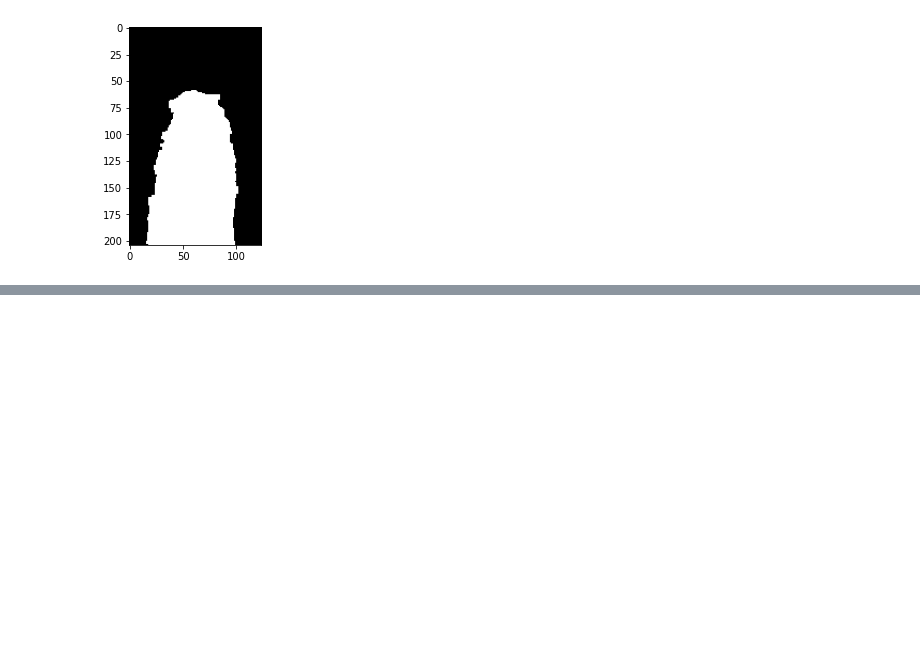
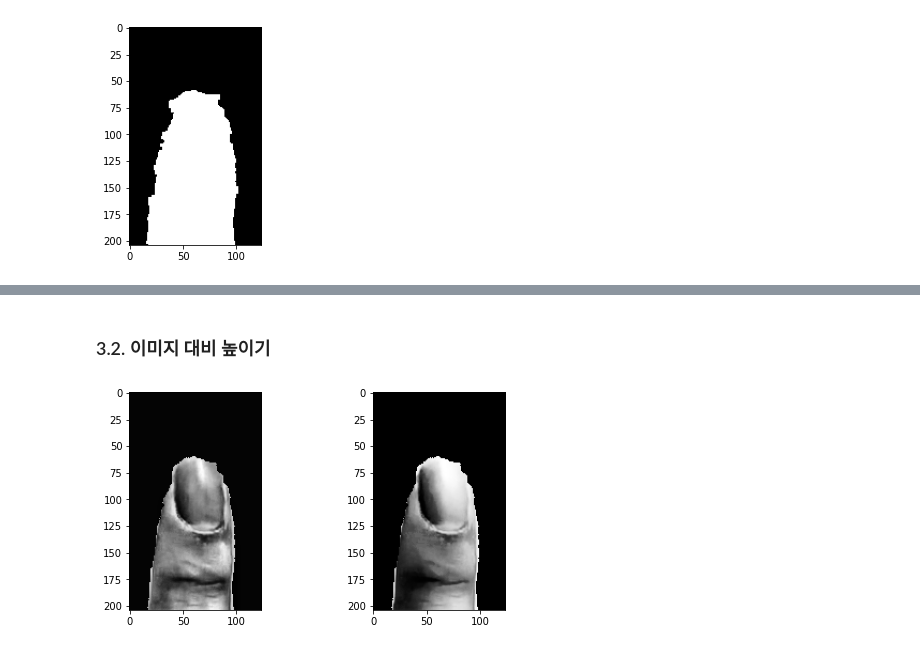
Before and after one commit to berrymix13/Multi_FinalProject, a Jupyter notebook: NailModel/Mediapipe를_활용한_손톱검출.ipynb, the cells around one changed output, grey strips where cells are left out. Drawn from its saved outputs; the diff is of its cells as text; code cells hidden in the pictures; blank space fills up the shorter version.

```diff
--- a/NailModel/Mediapipe를_활용한_손톱검출.ipynb
+++ b/NailModel/Mediapipe를_활용한_손톱검출.ipynb
@@ -306,0 +280,18 @@ plt.imshow(dst, cmap='gray');
+# %% [markdown]
+### 3.2. 이미지 대비 높이기
+# %%
+# 대비 증가
+# 방법1
+clahe = cv2.createCLAHE(clipLimit =8.0, tileGridSize=(8, 8))
+cla_img1 = clahe.apply(masked1)
+
+# 방법2
+hist_img1 = cv2.equalizeHist(masked1)
+
+plt.figure(figsize=(8, 4))
+plt.subplot(1,2,1)
+plt.imshow(cla_img1, cmap = 'gray');
+plt.subplot(1,2,2)
+plt.imshow(hist_img1, cmap = 'gray');
+# %% [output]
+[figure, added]
```
Also changed, not shown: parts of 29 cells of this notebook.
